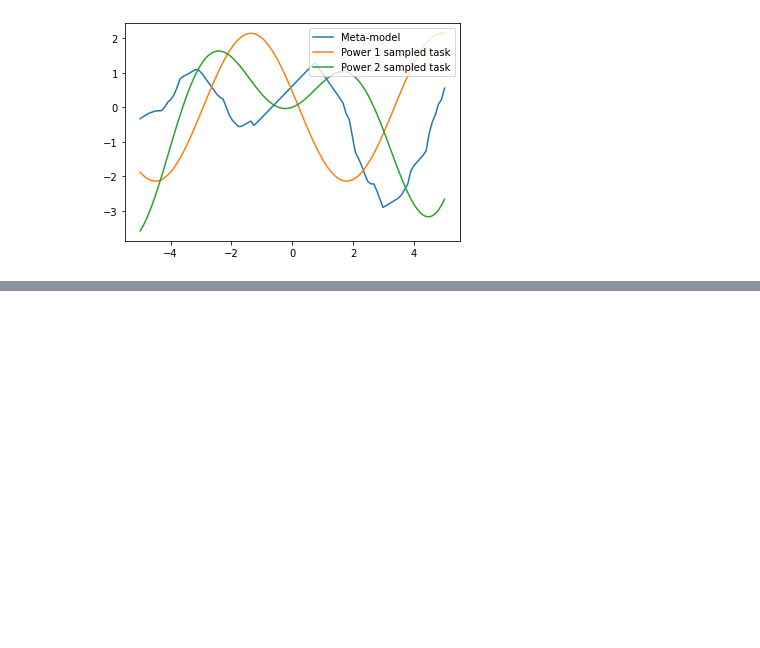
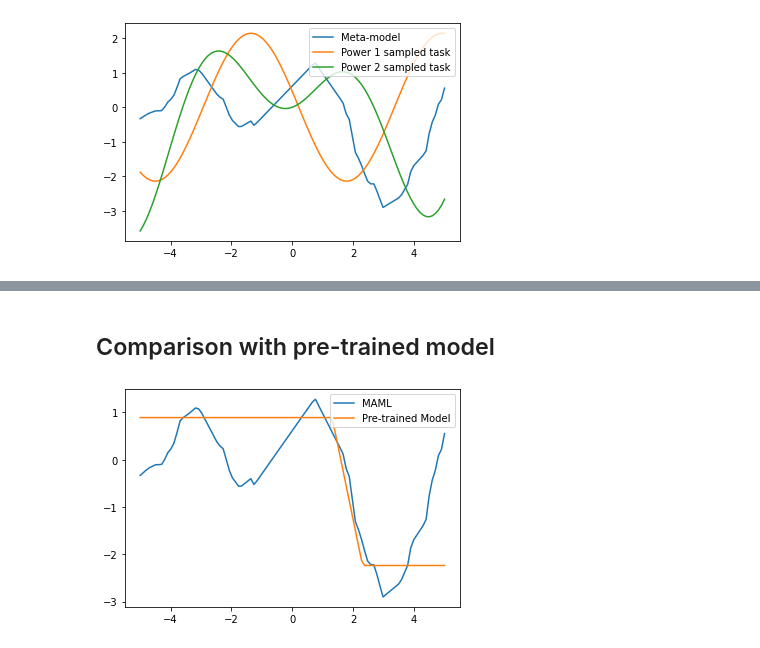
Before and after one commit to josh-strong/MAML, a Jupyter notebook: MAML_PyTorch.ipynb, the cells around one changed output, grey strips where cells are left out. Cells and saved outputs as stored; diff of their text form; code cells hidden in the pictures; blank space fills up the shorter version.

Commit message:
Added pre-trained model comparison

```diff
--- a/MAML_PyTorch.ipynb
+++ b/MAML_PyTorch.ipynb
@@ -339,0 +344,21 @@ plt.show()
+# %% [markdown]
+## Comparison with pre-trained model
+# %%
+## Sample a task
+## Sample K=10 data points
+## Optimise
+
+num_training_iter = 100000
+pre_trained_model = Model()
+pre_trained_model.to('cuda')
+criterion = nn.MSELoss(reduction='mean')
+optimizer = torch.optim.Adam(pre_trained_model.parameters(),lr=0.02)
+
+for iter in tqdm(range(num_training_iter)):
+  task = dist.sample_task()
+  x_train,y_train = task.sample_data(10)
+  loss = criterion(pre_trained_model(x_train),y_train)
+
+  optimizer.zero_grad()
+  loss.backward()
+  optimizer.step()
@@ -339,0 +367,12 @@ plt.show()
+# %%
+## Visualise pre-trained model
+output_pre_trained = [pre_trained_model(item.unsqueeze(-1)).cpu().detach().numpy() for item in x]
+output_MAML = [saved_model(item.unsqueeze(-1)).cpu().detach().numpy() for item in x]
+
+plt.plot(x.cpu(),output_MAML,label="MAML")
+plt.plot(x.cpu(),output_pre_trained,label="Pre-trained Model")
+
+plt.legend(loc="upper right")
+plt.show()
+# %% [output]
+[figure, added]
```
Also changed, not shown: parts of 7 cells of this notebook.
